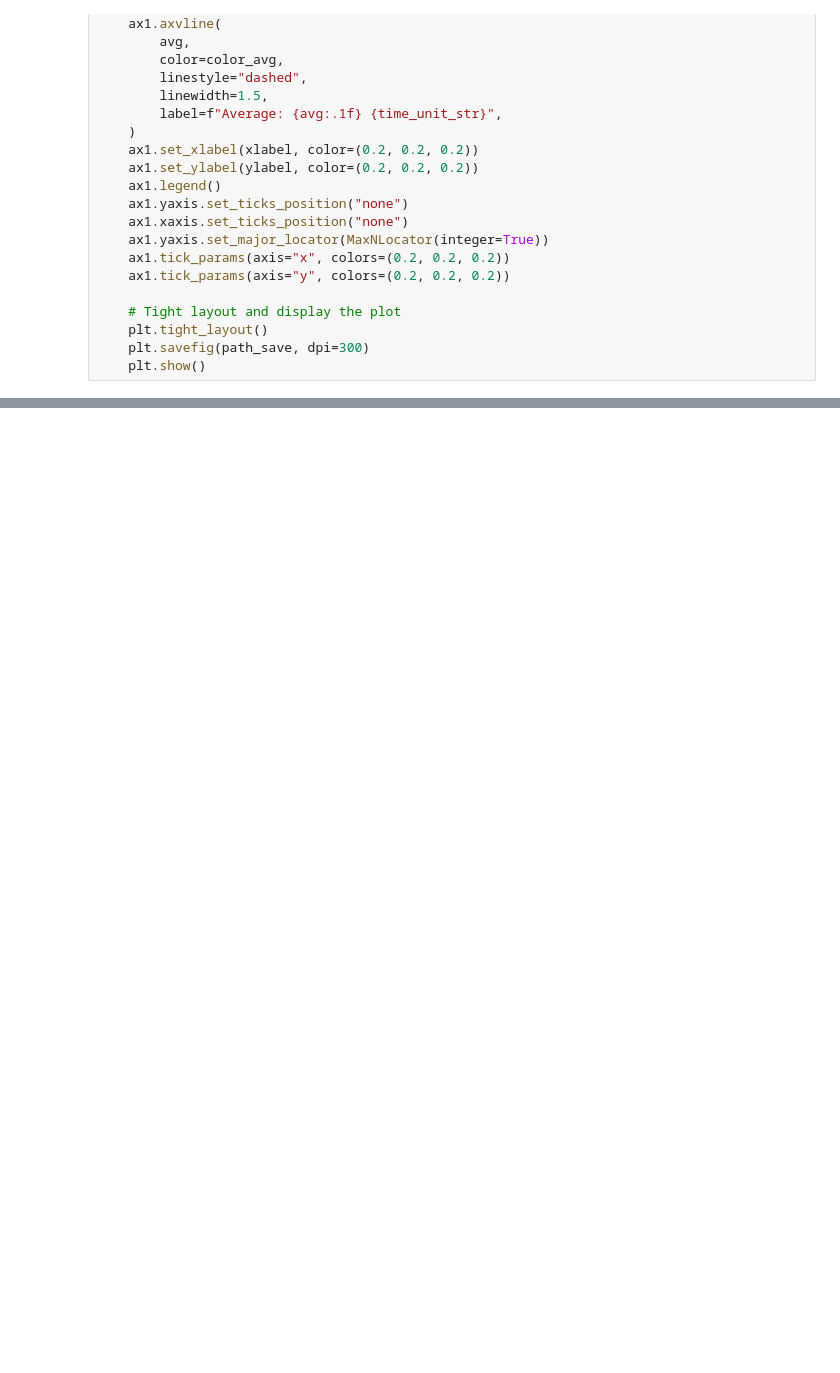
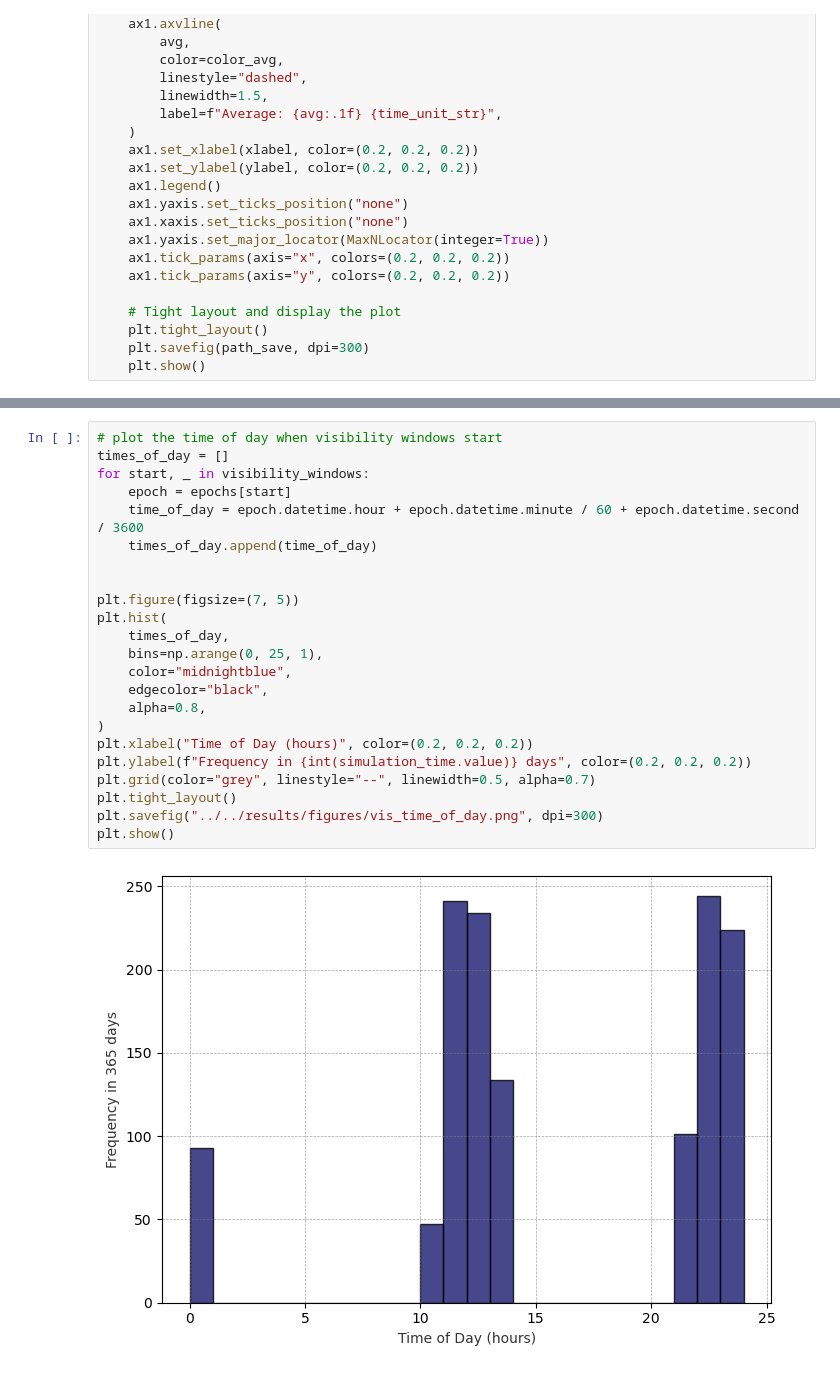
Before and after one commit to CHESS-mission/digital_twin_CubeSat, a Jupyter notebook: src/notebooks/analyze_telecom_data.ipynb, the cells around one changed output, grey strips where cells are left out. Drawn from its saved outputs; the diff is of its cells as text; blank space fills up the shorter version.

```diff
--- a/src/notebooks/analyze_telecom_data.ipynb
+++ b/src/notebooks/analyze_telecom_data.ipynb
@@ -293,0 +330,25 @@ histogram_time(array, length_bin, time_unit_str, path_save, xlabel, ylabel)
+# %%
+# plot the time of day when visibility windows start
+times_of_day = []
+for start, _ in visibility_windows:
+    epoch = epochs[start]
+    time_of_day = epoch.datetime.hour + epoch.datetime.minute / 60 + epoch.datetime.second / 3600
+    times_of_day.append(time_of_day)
+
+
+plt.figure(figsize=(7, 5))
+plt.hist(
+    times_of_day,
+    bins=np.arange(0, 25, 1),
+    color="midnightblue",
+    edgecolor="black",
+    alpha=0.8,
+)
+plt.xlabel("Time of Day (hours)", color=(0.2, 0.2, 0.2))
+plt.ylabel(f"Frequency in {int(simulation_time.value)} days", color=(0.2, 0.2, 0.2))
+plt.grid(color="grey", linestyle="--", linewidth=0.5, alpha=0.7)
+plt.tight_layout()
+plt.savefig("../../results/figures/vis_time_of_day.png", dpi=300)
+plt.show()
+# %% [output]
+[figure, added]
```
Also changed, not shown: parts of 9 cells of this notebook, 2 other files.
